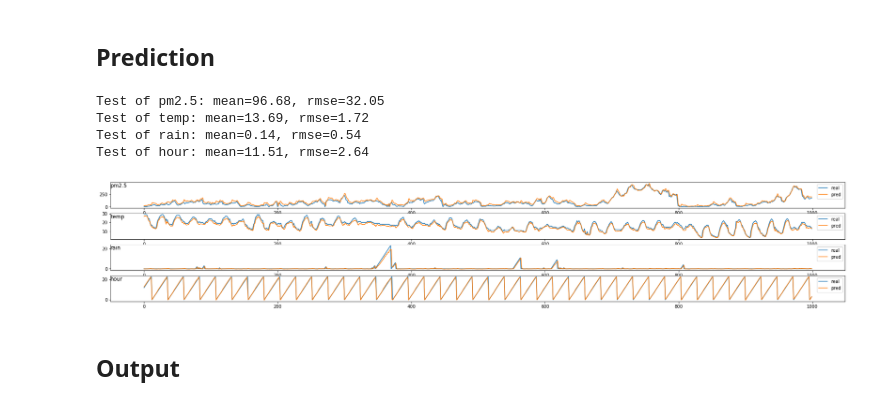
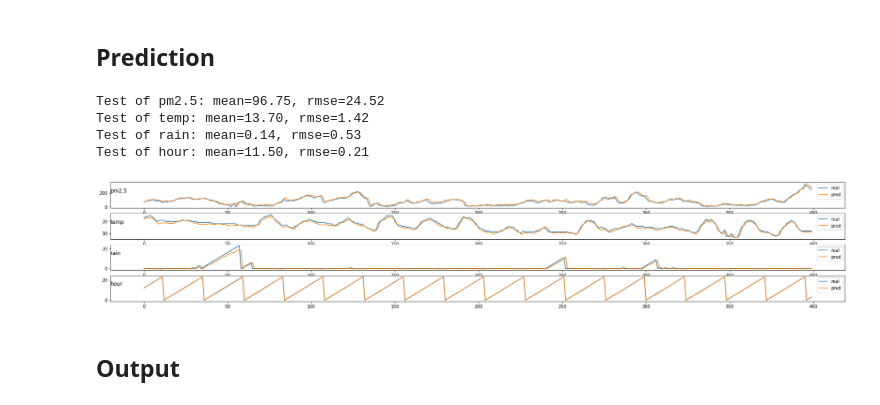
Before and after one commit to frh2020/topics, a Jupyter notebook: time_series/time_series_bjpm25_lstm_t1.ipynb, the cells around one changed output. Drawn from its saved outputs; the diff is of its cells as text; code cells hidden in the pictures.

```diff
--- a/time_series/time_series_bjpm25_lstm_t1.ipynb
+++ b/time_series/time_series_bjpm25_lstm_t1.ipynb
@@ -87,7 +86,7 @@ plt.figure(figsize=(25,10))
 for group in groups:
 	plt.subplot(len(groups), 1, i)
 	plt.plot(values[:, group])
-	plt.title(dataset.columns[group], y=0.5, loc='right')
+	plt.title(dataset.columns[group], y=0.5, loc='left')
 	i += 1
 plt.show()
 # %% [output]
@@ -150,7 +149,7 @@ def name_to_col(dataset, name):
 
 
 # specify the number of lag hours
-n_in =12                          ################################################test
+n_in =24                          ################################################test
 
 # output time step
 n_out = 1                               ############################################test
@@ -313,23 +312,23 @@ for i in range(n_out_features):
   mean = np.mean(inv_y[:,i])
   print('Test of %s: mean=%.2f, rmse=%.2f' % (out_features[i],mean, rmse))
 # %% [output]
-Test of pm2.5: mean=96.68, rmse=32.05
-Test of temp: mean=13.69, rmse=1.72
-Test of rain: mean=0.14, rmse=0.54
-Test of hour: mean=11.51, rmse=2.64
+Test of pm2.5: mean=96.75, rmse=24.52
+Test of temp: mean=13.70, rmse=1.42
+Test of rain: mean=0.14, rmse=0.53
+Test of hour: mean=11.50, rmse=0.21
 # %%
 plt.figure(figsize=(30,5))
 
 for i in range(n_out_features) :
   plt.subplot(n_out_features ,1,i+1)
-  plt.plot(inv_y[6000:7000,i], label='real')
-  plt.plot(inv_yhat[6000:7000,i], label='pred')
+  plt.plot(inv_y[6300:6700,i], label='real')
+  plt.plot(inv_yhat[6300:6700,i], label='pred')
   plt.legend()
-  plt.title(out_features[i], y=0.7, loc='left')
+  plt.title(out_features[i], y=0.5, loc='left')
 
 plt.show()
 # %% [output]
-[figure, old version]
+[figure, new version]
 # %% [markdown]
 ## Output
 # %%
```
Also changed, not shown: parts of 7 cells of this notebook.
